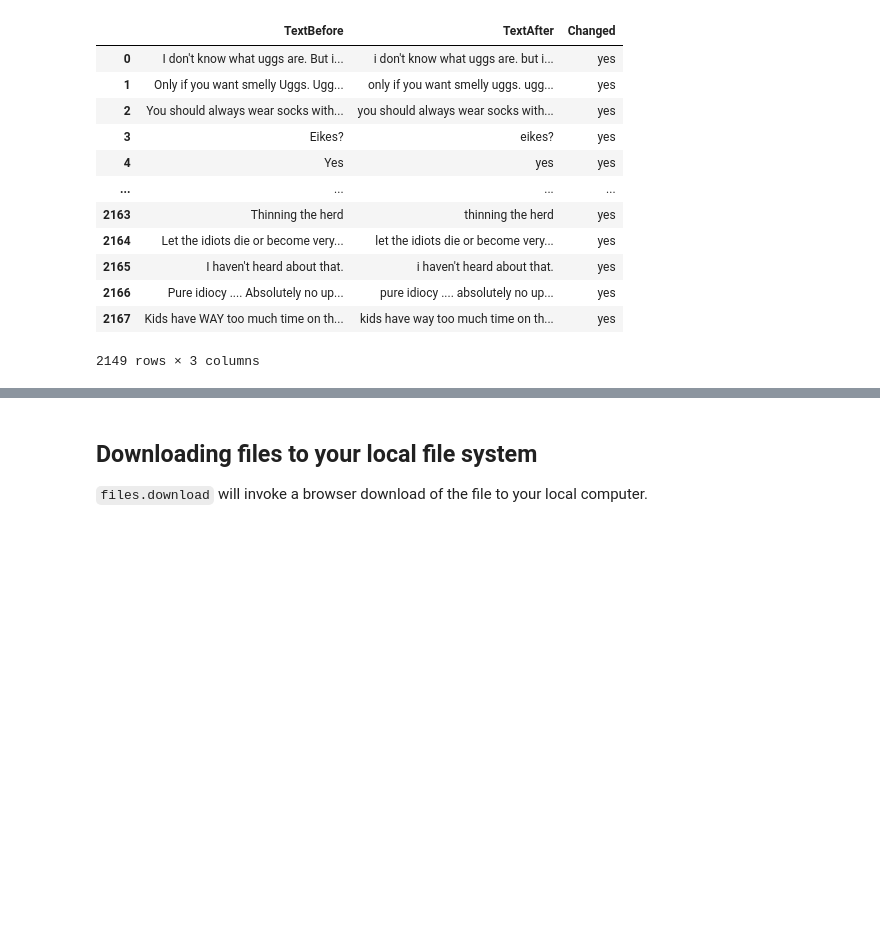
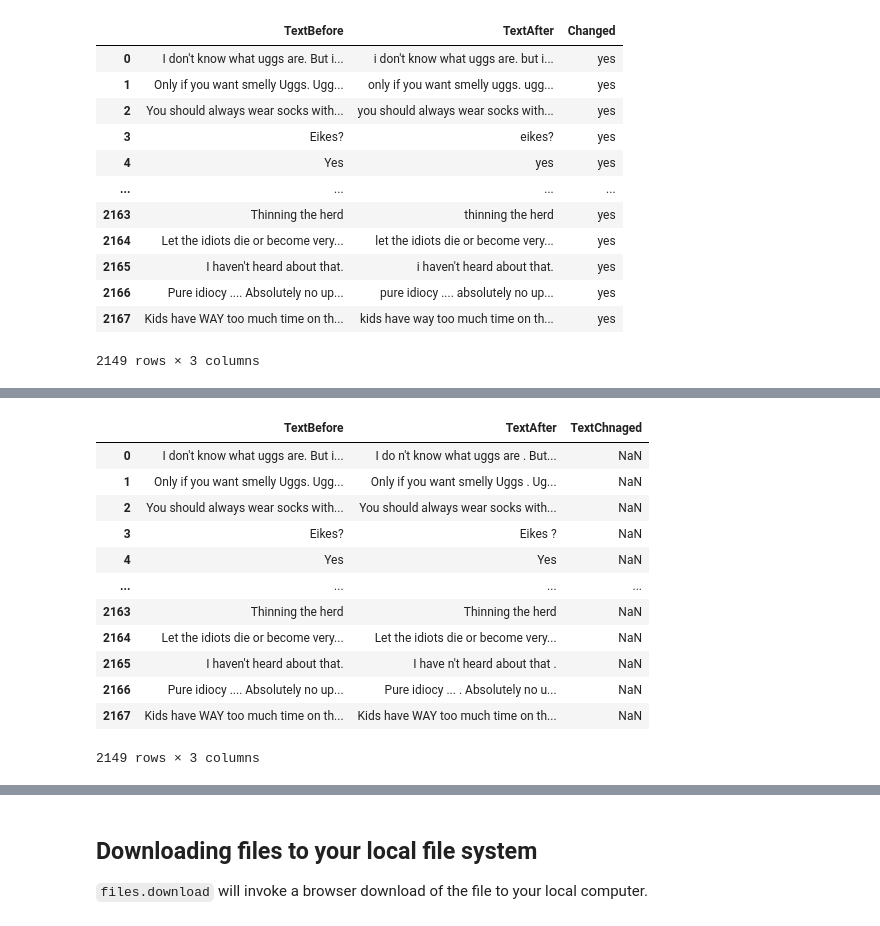
Before and after one commit to sarathkumar000/Titanic, a Jupyter notebook: External_data_Local_Files,_Drive,_Sheets,_and_Cloud_Storage.ipynb, the cells around one changed output, grey strips where cells are left out. Drawn from its saved outputs; the diff is of its cells as text; code cells hidden in the pictures; blank space fills up the shorter version.

```diff
--- a/External_data_Local_Files,_Drive,_Sheets,_and_Cloud_Storage.ipynb
+++ b/External_data_Local_Files,_Drive,_Sheets,_and_Cloud_Storage.ipynb
@@ -232,15 +232,20 @@ text_lowercase
 | 2167 | Kids have WAY too much time on th... | kids have way too much time on th... | yes |
 2149 rows × 3 columns
 # %%
-def replace(text):
+import nltk
+from nltk.corpus import wordnet
+nltk.download('punkt')
 
-
-
-
-
-
-
-
+def replace(word ,pos=None):
+  antonyms = set()
+  for syn in wordnet.synsets(word, pos=pos):
+      for lemma in syn.lemmas():
+          for antonym in lemma.antonyms():
+              antonyms.add(antonym.name())
+  if len(antonyms) == 1:
+      return antonyms.pop()
+  else:
+      return None
 
 
 def find(tokens):
@@ -251,7 +256,7 @@ def find(tokens):
     if word=='not' and i+1 < l:
       s=replace(tokens[i+1])
       if s:
-        words.appned(s)
+        words.append(s)
         i+=2
         continue
     words.append(word)
@@ -263,13 +268,16 @@ def find(tokens):
 
 
 def tokenizer(text):
-  tokens=nltk.word_tokenizer(text)
-  result=find(tokens)
-  return " ".join(result)
+  tokens=nltk.word_tokenize(text)
+  tokens=find(tokens)
+  s=" ".join(tokens)
+  return s
 
 
 xAntorepla=pd.DataFrame(columns=['TextBefore','TextAfter','TextChnaged'])
 xAntorepla['TextBefore']=text.copy()
 for index,row in xAntorepla.iterrows():
-  xAntorepla['TextAfter']=tokenizer(xAntorepla['TextBefore'])
-  xAntorepla['TextChanged']=np.where(xAntorepla['TextBefore']==xAntorepla['TextAfter'],'no','yes')
+  row['TextAfter']=tokenizer(row['TextBefore'])
+  row['TextChanged']=np.where(row['TextBefore']==row['TextAfter'],'no','yes')
+xAntorepla
+# %% [output]
@@ -275,0 +286,13 @@ for index,row in xAntorepla.iterrows():
+|  | TextBefore | TextAfter | TextChnaged |
+| 0 | I don't know what uggs are. But i... | I do n't know what uggs are . But... | NaN |
+| 1 | Only if you want smelly Uggs. Ugg... | Only if you want smelly Uggs . Ug... | NaN |
+| 2 | You should always wear socks with... | You should always wear socks with... | NaN |
+| 3 | Eikes? | Eikes ? | NaN |
+| 4 | Yes | Yes | NaN |
+| ... | ... | ... | ... |
+| 2163 | Thinning the herd | Thinning the herd | NaN |
+| 2164 | Let the idiots die or become very... | Let the idiots die or become very... | NaN |
+| 2165 | I haven't heard about that. | I have n't heard about that . | NaN |
+| 2166 | Pure idiocy .... Absolutely no up... | Pure idiocy ... . Absolutely no u... | NaN |
+| 2167 | Kids have WAY too much time on th... | Kids have WAY too much time on th... | NaN |
+2149 rows × 3 columns
```
Also changed, not shown: parts of 4 cells of this notebook.
